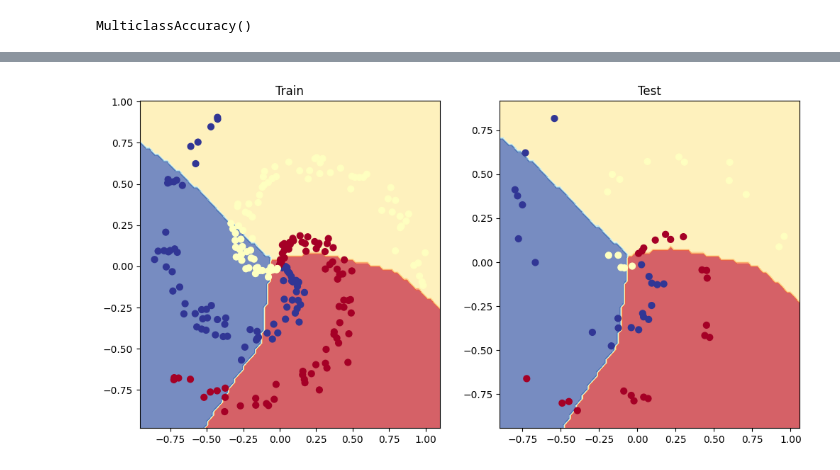
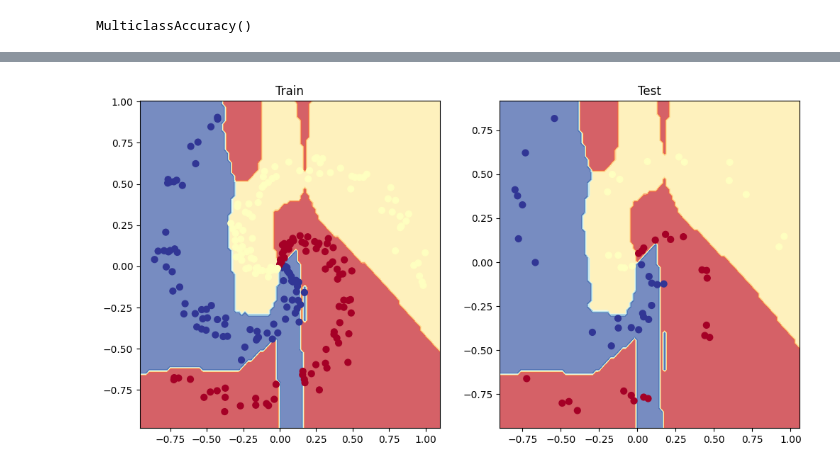
Before and after one commit to AnerGcorp/pytorch-deep-learning-an, a Jupyter notebook: my_experiments/02_pytorch_classification_exercises.ipynb, the cells around one changed output, grey strips where cells are left out. Saved outputs shown, nothing was run; the diff lists cells and outputs as text; code cells hidden in the pictures.

Commit message:
MultiClass classification with CrossEntropyLoss and Adam Optimizer

```diff
--- a/my_experiments/02_pytorch_classification_exercises.ipynb
+++ b/my_experiments/02_pytorch_classification_exercises.ipynb
@@ -445,4 +455,6 @@ MulticlassAccuracy()
 # %%
+from torch import nn
+
 torch.manual_seed(RANDOM_SEED)
 
 # Prepare device agnostic code
@@ -452,8 +464,10 @@ device = "cuda" if torch.cuda.is_available() else "cpu"
 class SpiralModelV0(nn.Module):
   def __init__(self, input_features, output_features, hidden_units=8):
     super().__init__()
-    self.layers = nn.Sequential(
+    self.layers_stack = nn.Sequential(
       nn.Linear(in_features=input_features, out_features=hidden_units),
+      nn.ReLU(),
+      nn.Linear(in_features=hidden_units, out_features=hidden_units),
       nn.ReLU(),
       nn.Linear(in_features=hidden_units, out_features=hidden_units),
       nn.ReLU(),
@@ -461,13 +475,9 @@ class SpiralModelV0(nn.Module):
     )
 
   def forward(self, x: torch.Tensor) -> torch.Tensor:
-    return self.layers(x)
+    return self.layers_stack(x)
 
 # Instantiate model and send it to device
-model_0 = SpiralModelV0(
-  input_features=2,
-  output_features=K,
-  hidden_units=8
-).to(device)
-model_0.state_dict()
+model_1 = SpiralModelV0(input_features=D, output_features=K, hidden_units=10).to(device)
+model_1.state_dict()
 # %% [output]
@@ -530,30 +538,28 @@ Pred probs:
 # %%
 # Setup loss function and optimizer
 loss_fn = nn.CrossEntropyLoss()
-optimizer = torch.optim.SGD(params=model_0.parameters(),
-                           lr=0.01)
+optimizer = torch.optim.Adam(params=model_1.parameters(),
+                            lr=0.01)
 # %%
 # Build a training loop for the model
-
 epochs = 1000
 
 # Loop over data
 for epoch in range(epochs):
 
   ## Training
-  model_0.train()
+  model_1.train()
 
   # 1. Forward pass
-  y_logits = model_0(X_train)
-  y_pred = torch.softmax(y_logits, dim=1).argmax(dim=1)
+  y_logits = model_1(X_train)
+  y_preds = torch.softmax(y_logits, dim=1).argmax(dim=1)
 
   # 2. Calculate the loss
   loss = loss_fn(y_logits, y_train)
-  acc = acc_fn(y_pred, y_train.int())
+  acc = acc_fn(y_preds, y_train)
 
   # 3. Optimizer zero grad
   optimizer.zero_grad()
-
 
   # 4. Loss backward
   loss.backward()
@@ -562,18 +568,17 @@ for epoch in range(epochs):
   optimizer.step()
 
   ## Testing
-  model_0.eval()
+  model_1.eval()
   with torch.inference_mode():
-
     # 1. Forward pass
-    y_test_logits = model_0(X_test)
-    y_test_pred = torch.softmax(y_test_logits, dim=1).argmax(dim=1)
+    y_test_logits = model_1(X_test)
+    y_test_preds = torch.softmax(y_test_logits, dim=1).argmax(dim=1)
 
     # 2. Caculate loss and acc
     test_loss = loss_fn(y_test_logits, y_test)
-    test_acc = acc_fn(y_test_pred, y_test)
+    test_acc = acc_fn(y_test_preds, y_test)
 
   # Print out what's happening every 100 epochs
   if epoch % 100 == 0:
-    print(f"Epoch: {epoch} | Loss: {loss:.5f}, Acc: {100 * acc:.2f}% | Test Loss: {test_loss:5f}, Test Acc: {100 * test_acc:.2f}%")
+    print(f"Epoch: {epoch} | Loss: {loss:.5f}, Acc: {acc:.2f}% | Test Loss: {test_loss:.5f}, Test Acc: {test_acc:.2f}%")
 # %% [output]
@@ -590,11 +586,11 @@ Epoch: 900 | Loss: 0.74665, Acc: 58.75 | Test Loss: 0.765020, Test Acc: 53.33
 # %%
 # Plot decision boundaries for training and test sets
 plt.figure(figsize=(12, 6))
 plt.subplot(1, 2, 1)
 plt.title("Train")
-plot_decision_boundary(model_0, X_train, y_train)
+plot_decision_boundary(model_1, X_train, y_train)
 plt.subplot(1, 2, 2)
 plt.title("Test")
-plot_decision_boundary(model_0, X_test, y_test)
+plot_decision_boundary(model_1, X_test, y_test)
 # %% [output]
-[figure, old version]
+[figure, new version]
```
Also changed, not shown: parts of 25 cells of this notebook, 1 other file.
